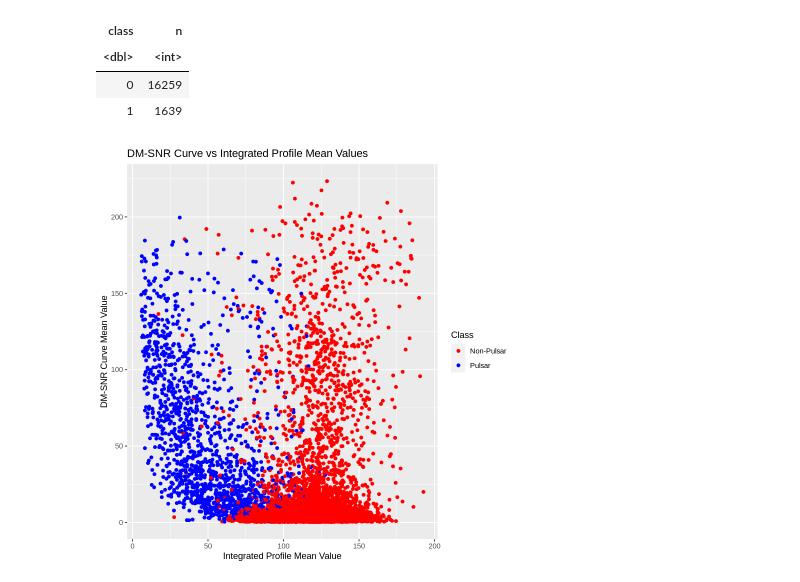
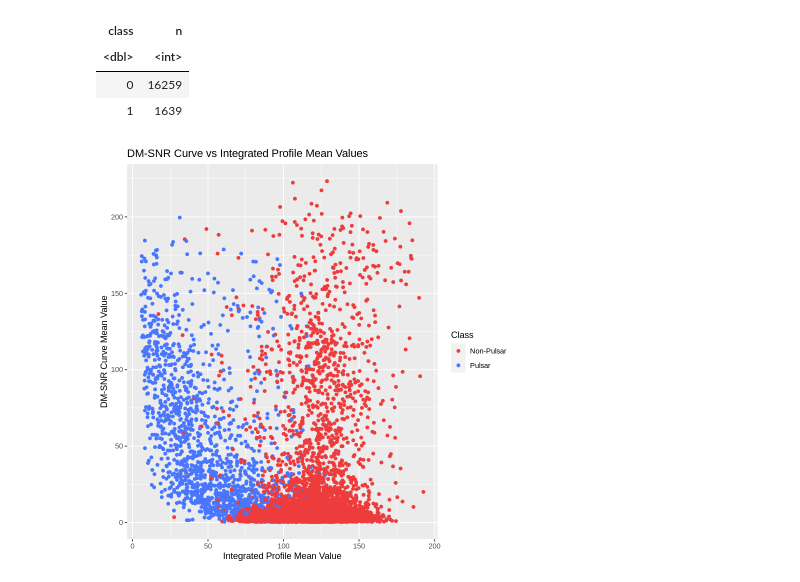
Before and after one commit to kseniak1/DSCI100-Project, a Jupyter notebook: Ksenia_notebook.ipynb, the cells around one changed output. Cells and saved outputs as stored; diff of their text form; code cells hidden in the pictures.

```diff
--- a/Ksenia_notebook.ipynb
+++ b/Ksenia_notebook.ipynb
@@ -119,9 +119,9 @@ A tibble: 2 × 2
 # %%
 means_graph <- ggplot(pulsar_data, aes(x = mean_ip, y = mean_dm, color = as_factor(class))) +
                 geom_point() +
                 labs(x = "Integrated Profile Mean Value", y = "DM-SNR Curve Mean Value", color = "Class") +
                 ggtitle("DM-SNR Curve vs Integrated Profile Mean Values") +
-                scale_color_manual(labels = c("Non-Pulsar", "Pulsar"), values = c("brown2", "blue"))
+                scale_color_manual(labels = c("Non-Pulsar", "Pulsar"), values = c("brown2", "royalblue1"))
 means_graph
 # %% [output]
-[figure, old version]
+[figure, new version]
```
